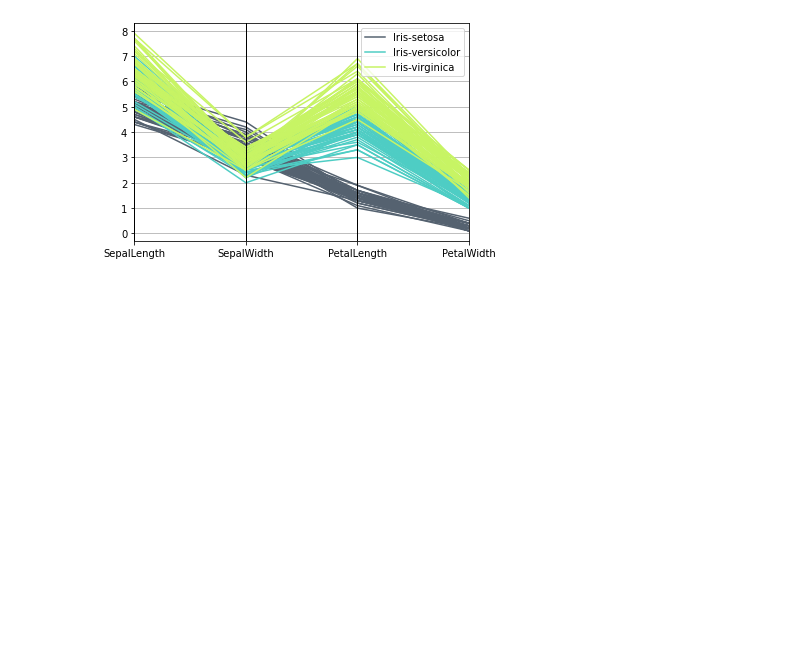
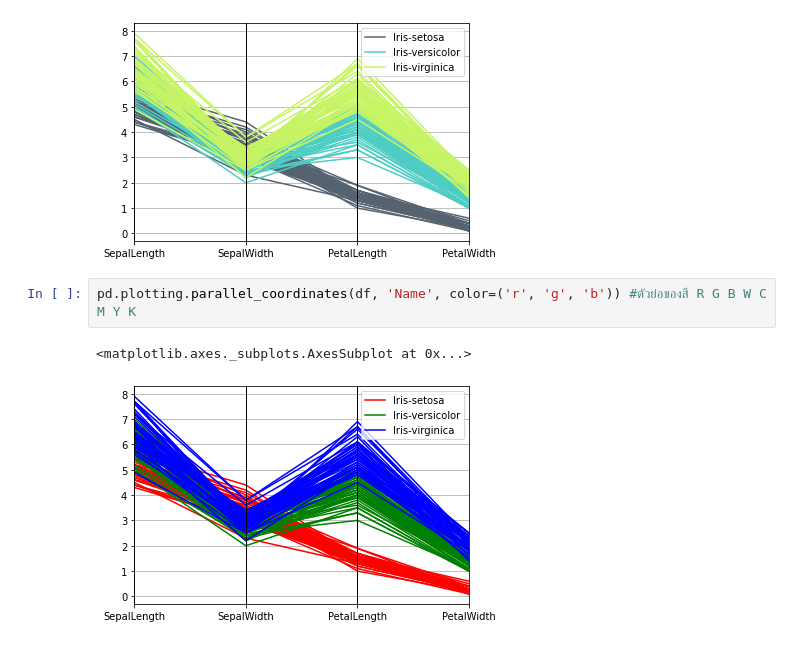
Before and after one commit to Watcharinkh/Data_viz, a Jupyter notebook: data.ipynb, the cells around one changed output. Cells and saved outputs as stored; diff of their text form; blank space fills up the shorter version.

```diff
--- a/data.ipynb
+++ b/data.ipynb
@@ -29,3 +29,8 @@ pd.plotting.parallel_coordinates(df, 'Name') ;
 pd.plotting.parallel_coordinates(df, 'Name', color=('#556270', '#4ECDC4', '#C7F464')) ;
 # %% [output]
 [figure]
+# %%
+pd.plotting.parallel_coordinates(df, 'Name', color=('r', 'g', 'b')) #ตัวย่อของสี R G B W C M Y K
+# %% [output]
+<matplotlib.axes._subplots.AxesSubplot at 0x...>
+[figure, added]
```
Also changed, not shown: parts of 14 cells of this notebook.
